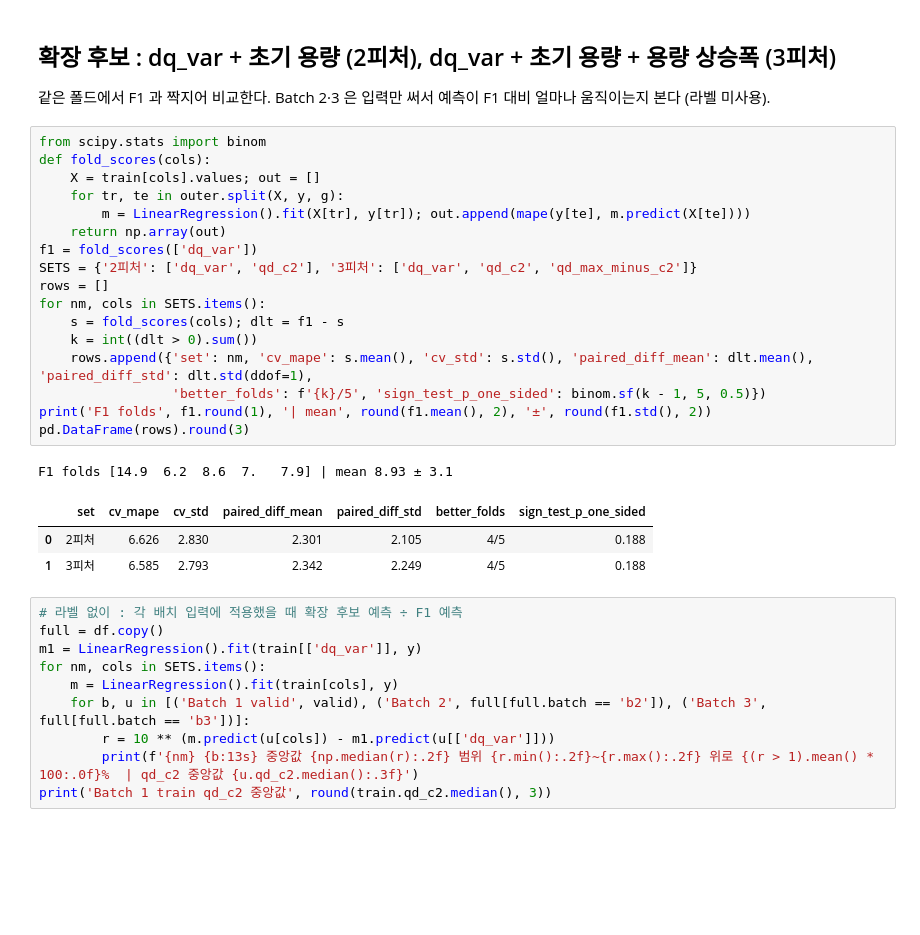
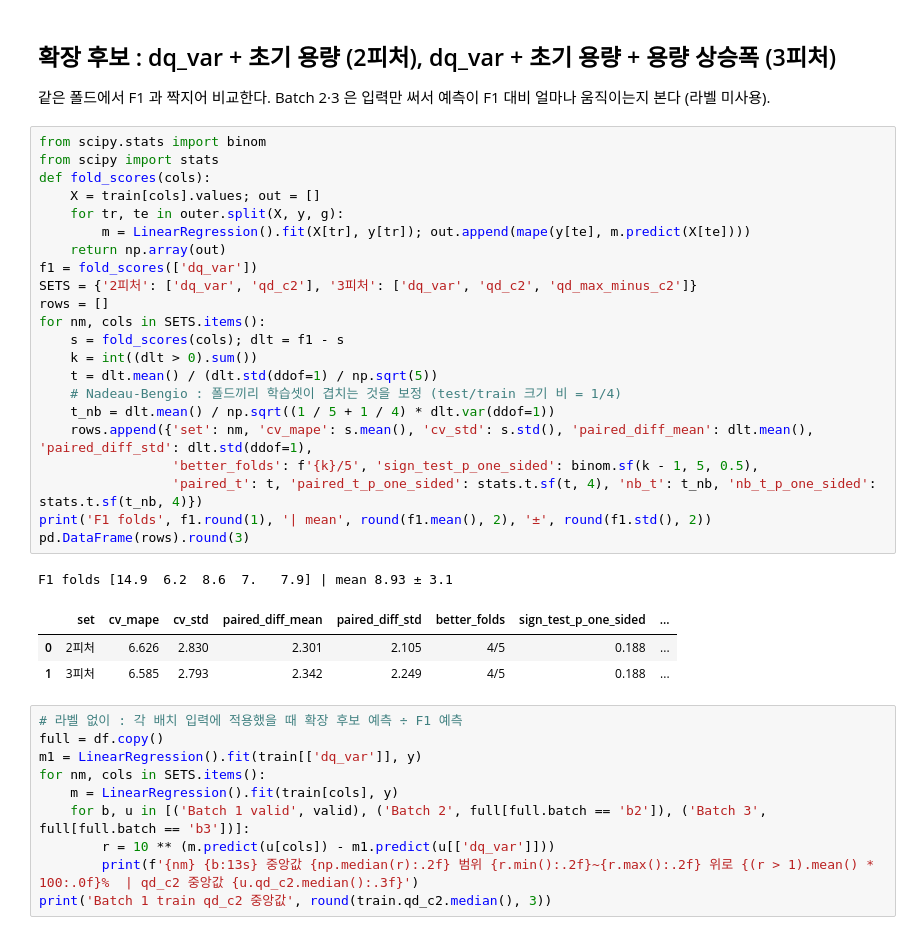
Before and after one commit to 97-99-02/ess-battery-project, a Jupyter notebook: notebooks/02_feature_engineering.ipynb, the cells around one changed output. Cells and saved outputs as stored; diff of their text form; blank space fills up the shorter version.

```diff
--- a/notebooks/02_feature_engineering.ipynb
+++ b/notebooks/02_feature_engineering.ipynb
@@ -134,26 +134,31 @@ cv.round(2).to_csv('../results/prelim_cv.csv', index=False)
 같은 폴드에서 F1 과 짝지어 비교한다. Batch 2·3 은 입력만 써서 예측이 F1 대비 얼마나 움직이는지 본다 (라벨 미사용).
 # %%
 from scipy.stats import binom
+from scipy import stats
 def fold_scores(cols):
     X = train[cols].values; out = []
     for tr, te in outer.split(X, y, g):
         m = LinearRegression().fit(X[tr], y[tr]); out.append(mape(y[te], m.predict(X[te])))
     return np.array(out)
 f1 = fold_scores(['dq_var'])
 SETS = {'2피처': ['dq_var', 'qd_c2'], '3피처': ['dq_var', 'qd_c2', 'qd_max_minus_c2']}
 rows = []
 for nm, cols in SETS.items():
     s = fold_scores(cols); dlt = f1 - s
     k = int((dlt > 0).sum())
+    t = dlt.mean() / (dlt.std(ddof=1) / np.sqrt(5))
+    # Nadeau-Bengio : 폴드끼리 학습셋이 겹치는 것을 보정 (test/train 크기 비 = 1/4)
+    t_nb = dlt.mean() / np.sqrt((1 / 5 + 1 / 4) * dlt.var(ddof=1))
     rows.append({'set': nm, 'cv_mape': s.mean(), 'cv_std': s.std(), 'paired_diff_mean': dlt.mean(), 'paired_diff_std': dlt.std(ddof=1),
-                 'better_folds': f'{k}/5', 'sign_test_p_one_sided': binom.sf(k - 1, 5, 0.5)})
+                 'better_folds': f'{k}/5', 'sign_test_p_one_sided': binom.sf(k - 1, 5, 0.5),
+                 'paired_t': t, 'paired_t_p_one_sided': stats.t.sf(t, 4), 'nb_t': t_nb, 'nb_t_p_one_sided': stats.t.sf(t_nb, 4)})
 print('F1 folds', f1.round(1), '| mean', round(f1.mean(), 2), '±', round(f1.std(), 2))
 pd.DataFrame(rows).round(3)
 # %% [output]
 F1 folds [14.9  6.2  8.6  7.   7.9] | mean 8.93 ± 3.1
-|  | set | cv_mape | cv_std | paired_diff_mean | paired_diff_std | better_folds | sign_test_p_one_sided |
-| 0 | 2피처 | 6.626 | 2.830 | 2.301 | 2.105 | 4/5 | 0.188 |
-| 1 | 3피처 | 6.585 | 2.793 | 2.342 | 2.249 | 4/5 | 0.188 |
+|  | set | cv_mape | cv_std | paired_diff_mean | paired_diff_std | better_folds | sign_test_p_one_sided | ... |
+| 0 | 2피처 | 6.626 | 2.830 | 2.301 | 2.105 | 4/5 | 0.188 | ... |
+| 1 | 3피처 | 6.585 | 2.793 | 2.342 | 2.249 | 4/5 | 0.188 | ... |
 # %%
 # 라벨 없이 : 각 배치 입력에 적용했을 때 확장 후보 예측 ÷ F1 예측
 full = df.copy()
```
Also changed, not shown: parts of 7 cells of this notebook, 3 other files.
